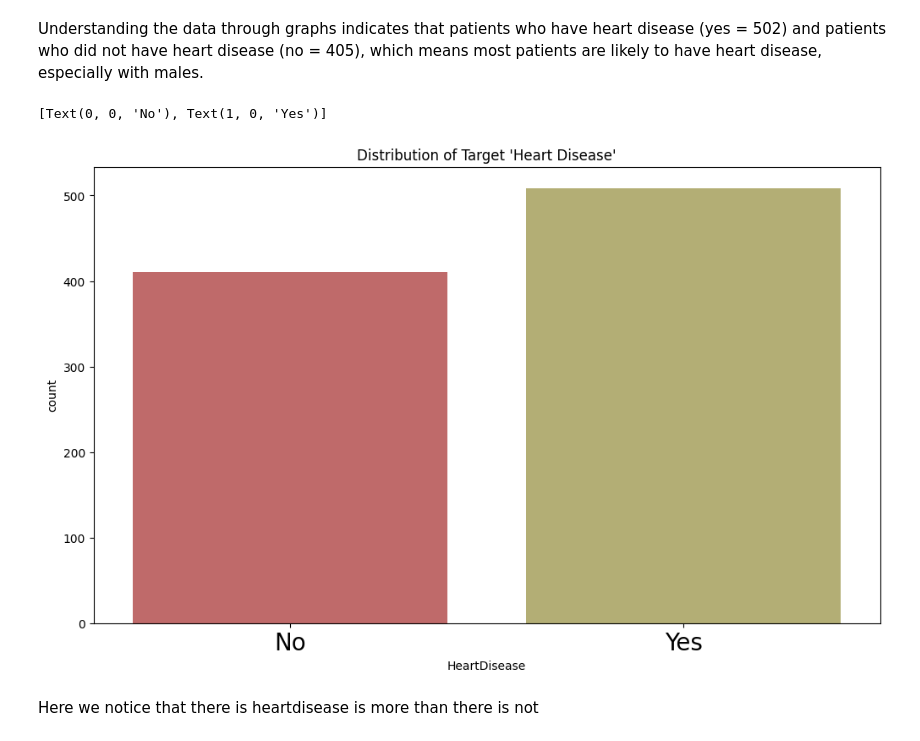
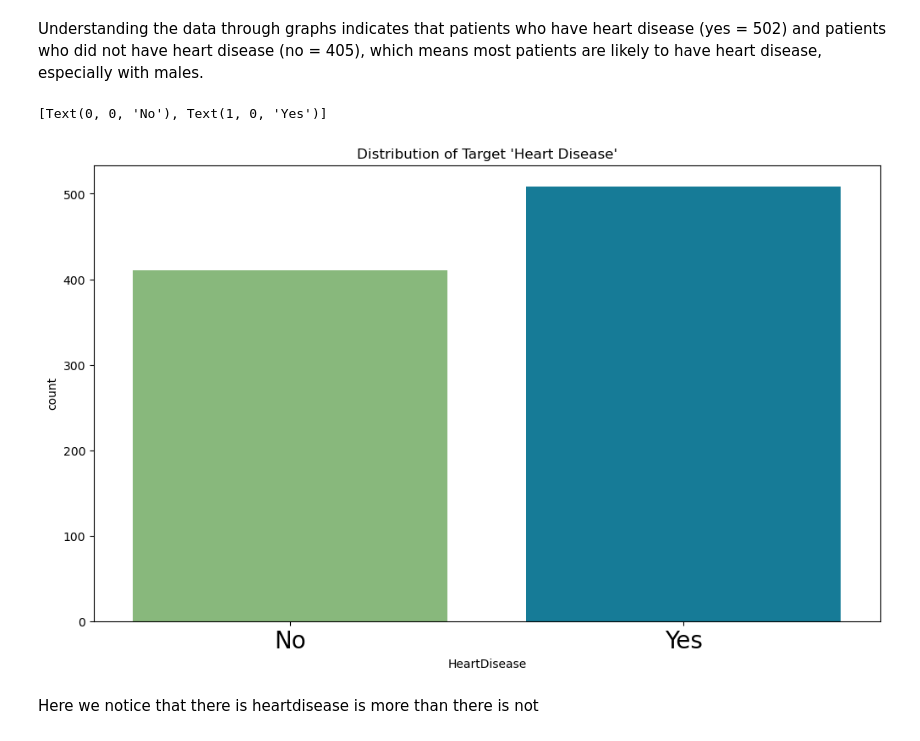
Before and after one commit to sara81a/Heart-Disease-Classification, a Jupyter notebook: Heart-Disease/heart-disease-classification-with-many-models.ipynb, the cells around one changed output. Drawn from its saved outputs; the diff is of its cells as text; code cells hidden in the pictures.

```diff
--- a/Heart-Disease/heart-disease-classification-with-many-models.ipynb
+++ b/Heart-Disease/heart-disease-classification-with-many-models.ipynb
@@ -133,13 +133,13 @@ dtype: float64
 Understanding the data through graphs indicates that patients who have heart disease (yes = 502) and patients who did not have heart disease (no = 405), which means most patients are likely to have heart disease, especially with males.
 # %%
 plt.figure(figsize=(12, 7))
-heartDisease_countplot = sns.countplot(x=df.HeartDisease,palette=["#CD5C5C","#BDB76B"])
+heartDisease_countplot = sns.countplot(x=df.HeartDisease,palette=["#82C272", "#0087AC"])
 heartDisease_countplot.set_title("Distribution of Target 'Heart Disease'")
 heartDisease_countplot.set_xticklabels(['No', 'Yes'], fontsize=20)
 #OUR TARGET IS Heart Disease :
 # %% [output]
 [Text(0, 0, 'No'), Text(1, 0, 'Yes')]
-[figure, old version]
+[figure, new version]
 # %% [markdown]
 Here we notice that there is heartdisease is more than there is not
 # %%
```
Also changed, not shown: parts of 17 cells of this notebook.
